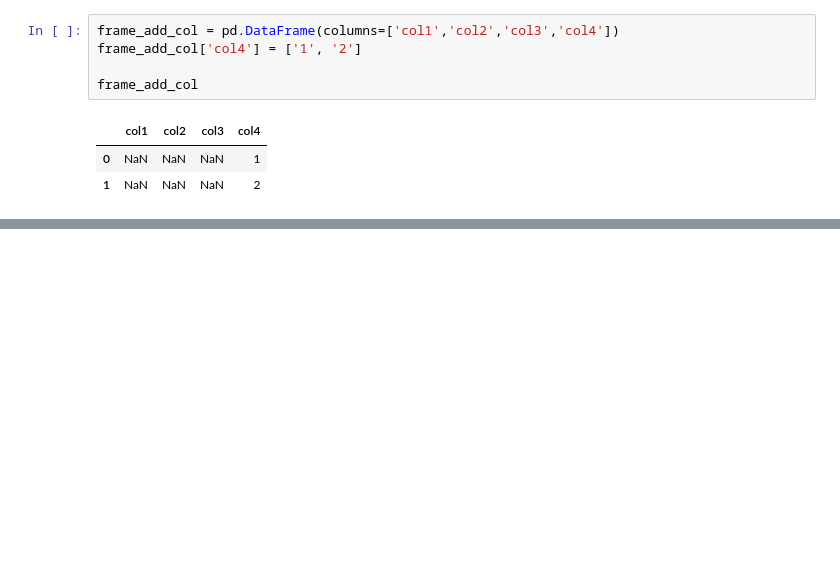
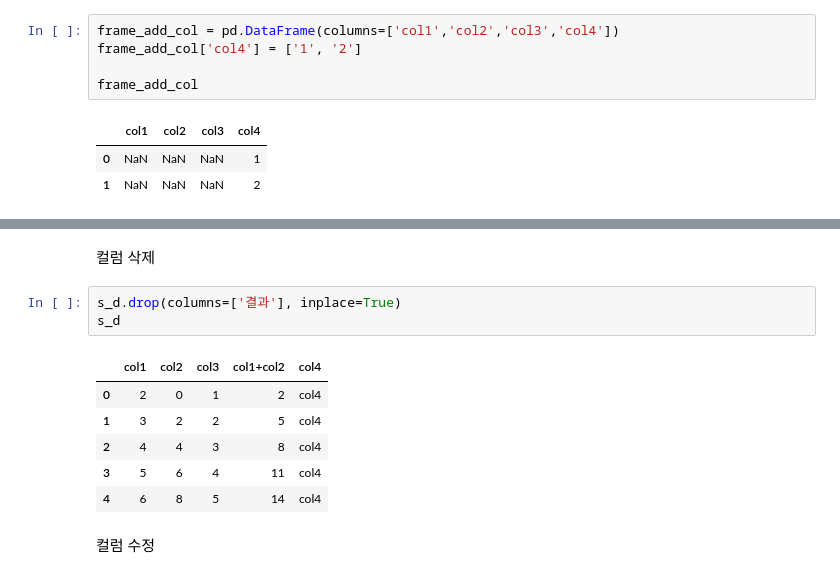
Before and after one commit to kuanDY/python-basic, a Jupyter notebook: Deep Learning/Numpy/Pandas기초.ipynb, the cells around one changed output, grey strips where cells are left out. Drawn from its saved outputs; the diff is of its cells as text; blank space fills up the shorter version.

```diff
--- a/Deep Learning/Numpy/Pandas기초.ipynb
+++ b/Deep Learning/Numpy/Pandas기초.ipynb
@@ -166,0 +243,14 @@ sample_df
+# %% [markdown]
+컬럼 삭제
+# %%
+s_d.drop(columns=['결과'], inplace=True)
+s_d
+# %% [output]
+|  | col1 | col2 | col3 | col1+col2 | col4 |
+| 0 | 2 | 0 | 1 | 2 | col4 |
+| 1 | 3 | 2 | 2 | 5 | col4 |
+| 2 | 4 | 4 | 3 | 8 | col4 |
+| 3 | 5 | 6 | 4 | 11 | col4 |
+| 4 | 6 | 8 | 5 | 14 | col4 |
+# %% [markdown]
+컬럼 수정
```
Also changed, not shown: parts of 19 cells of this notebook, 10 other files.
